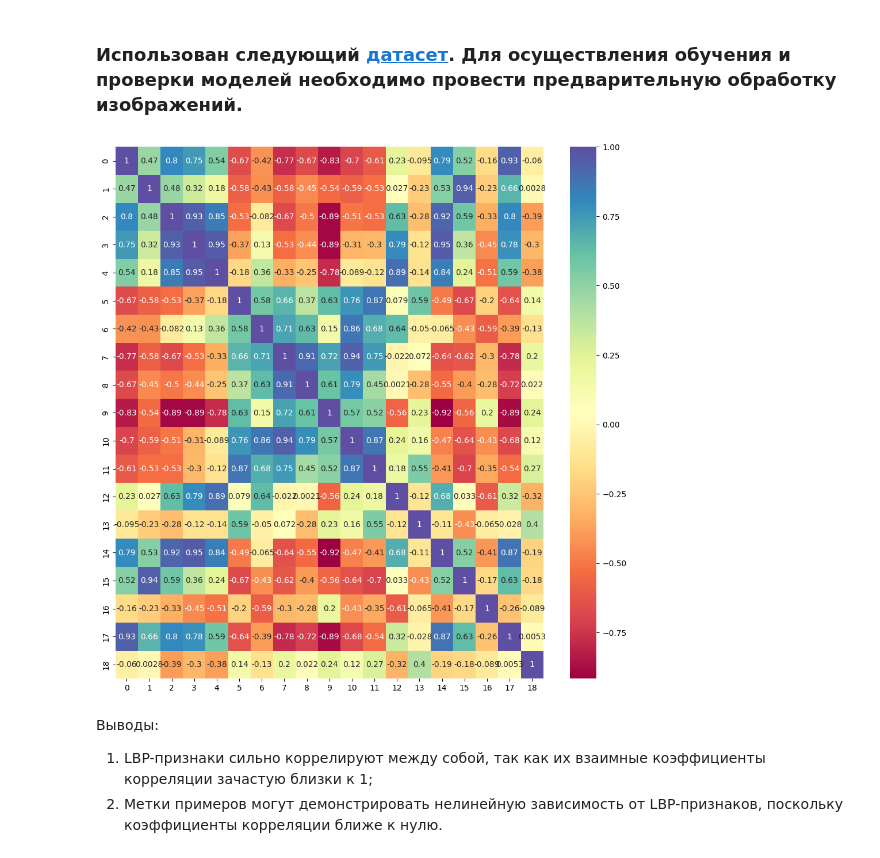
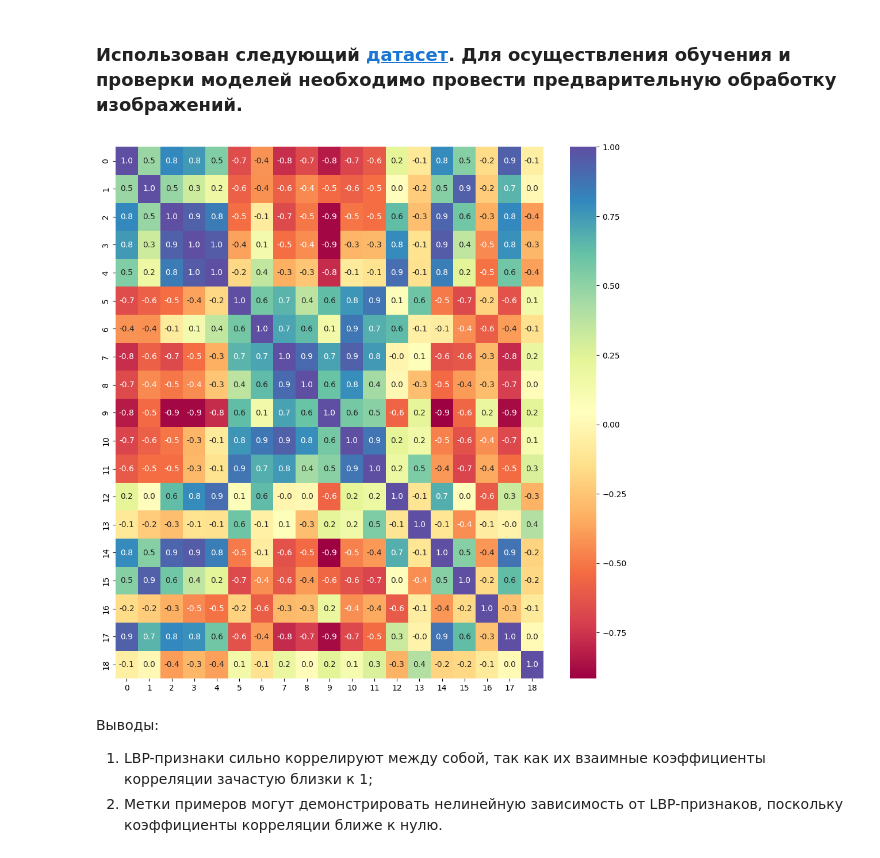
Before and after one commit to avkolchin1995/COVID-19-detection-ML-DL, a Jupyter notebook: COVID-19-detection-ML-DL.ipynb, the cells around one changed output. Drawn from its saved outputs; the diff is of its cells as text; code cells hidden in the pictures.

```diff
--- a/COVID-19-detection-ML-DL.ipynb
+++ b/COVID-19-detection-ML-DL.ipynb
@@ -180,15 +180,15 @@ y_test = np.concatenate([y_test_normal, y_test_viral, y_test_covid])
 # %%
 # Объединение признаков и примеров в один массив
 data_train = np.append(X_train, y_train.reshape(-1,1), axis=1)
 # Построение корреляционной матрицы
 cm = np.corrcoef(data_train, rowvar=False)
 #
 # Визуализация корреляционной матрицы
 plt.figure(figsize=(12,12))
-sns.heatmap(cm, annot=True, cmap='Spectral',fmt='.2f')
+sns.heatmap(cm, annot=True, cmap='Spectral',fmt='.1f')
 plt.show()
 # %% [output]
-[figure, old version]
+[figure, new version]
 # %% [markdown]
 Выводы:
 1) LBP-признаки сильно коррелируют между собой, так как их взаимные коэффициенты корреляции зачастую близки к 1;
```
Also changed, not shown: parts of 5 cells of this notebook.
